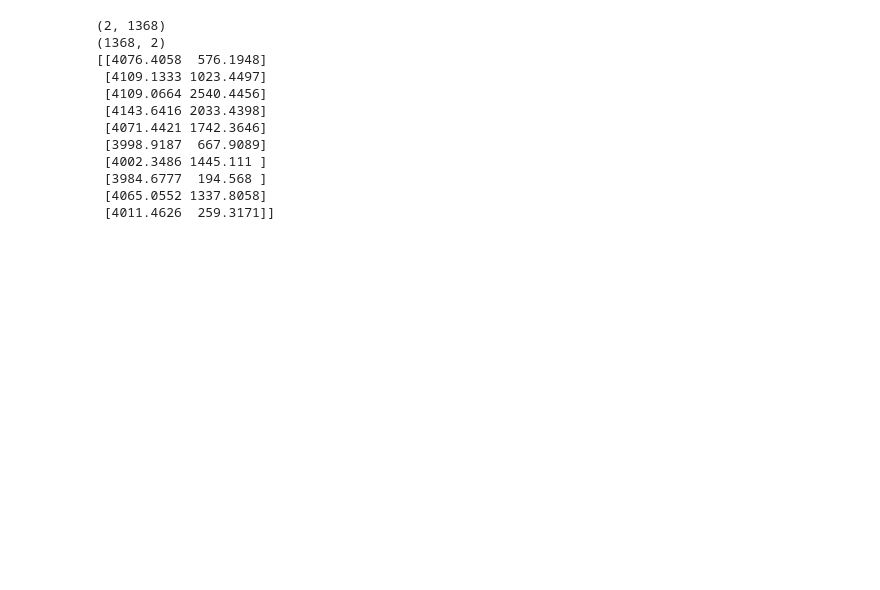
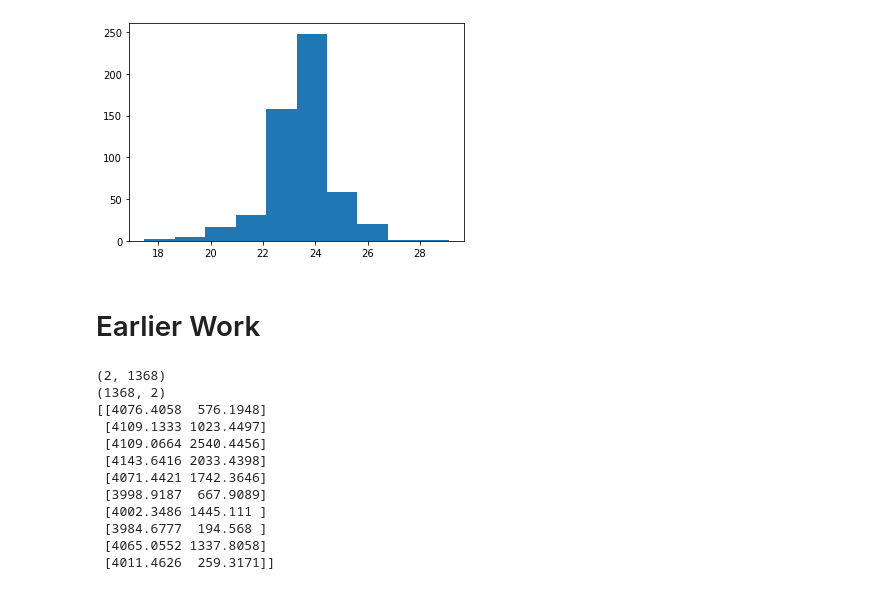
Before and after one commit to hrichstein/photRun0520, a Jupyter notebook: photUtils.ipynb, the cells around one changed output. Cells and saved outputs as stored; diff of their text form; code cells hidden in the pictures; blank space fills up the shorter version.

Commit message:
lots of fun things I should have staged way earlier

```diff
--- a/photUtils.ipynb
+++ b/photUtils.ipynb
@@ -36,0 +228,3 @@ No.    Name      Ver    Type      Cards   Dimensions   Format
+# %%
+final_phot = -2.5*np.log10(rawflux_pos_r3['final_phot']) + other - zpt
+print(final_phot[:10])
@@ -37,3 +244,10 @@ No.    Name      Ver    Type      Cards   Dimensions   Format
+# %%
+plt.hist(final_phot)
+plt.show()
+# %% [output]
+[figure, added]
+# %% [markdown]
+# Earlier Work
 # %%
 temp_sci = sci*hdr['texptime'] + (0.03/0.05)**2*np.sum(tab['mdrizsky'])/2
 # %%
```
Also changed, not shown: parts of 27 cells of this notebook, 25 other files.
